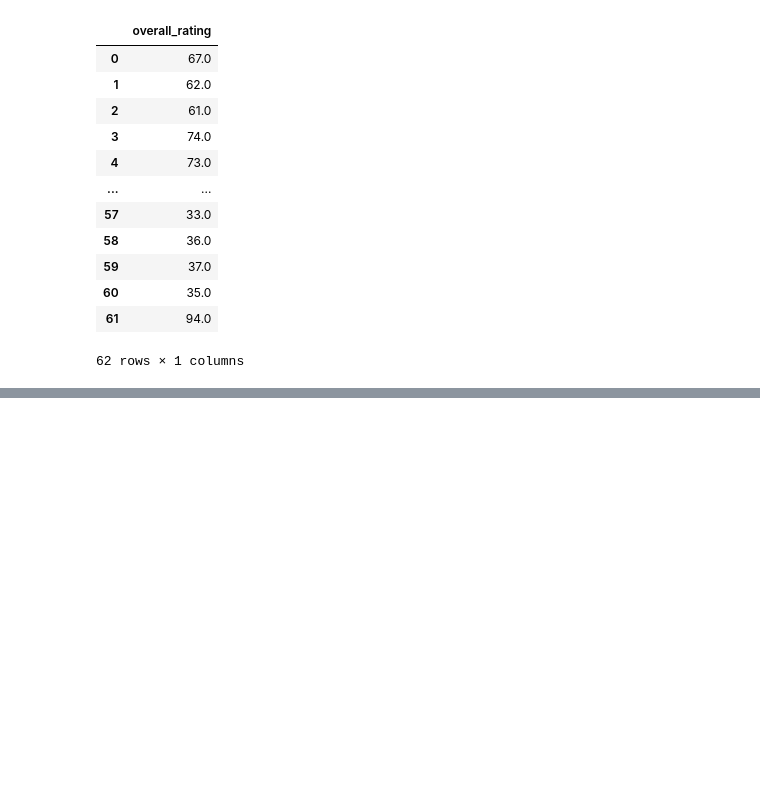
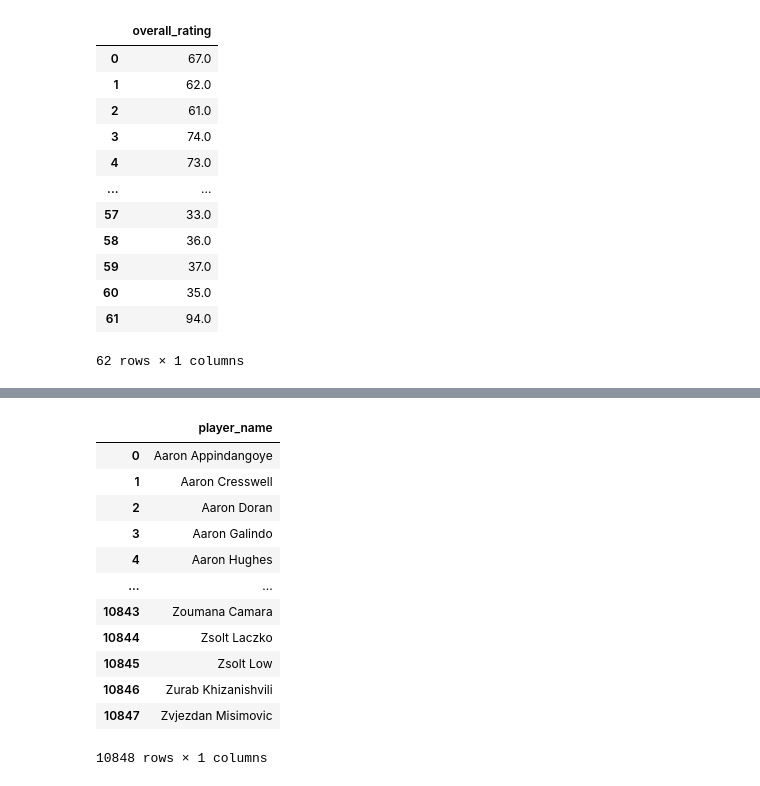
Before and after one commit to Vivianab89/Curso_Talento_Tech, a Jupyter notebook: Taller_SQL_práctico.ipynb, the cells around one changed output, grey strips where cells are left out. Drawn from its saved outputs; the diff is of its cells as text; code cells hidden in the pictures; blank space fills up the shorter version.

```diff
--- a/Taller_SQL_práctico.ipynb
+++ b/Taller_SQL_práctico.ipynb
@@ -206,0 +229,18 @@ overall_rating
+# %%
+query = """SELECT DISTINCT player_name FROM Player;"""
+players_distinct = pd.read_sql(query, conn)
+players_distinct
+# %% [output]
+|  | player_name |
+| 0 | Aaron Appindangoye |
+| 1 | Aaron Cresswell |
+| 2 | Aaron Doran |
+| 3 | Aaron Galindo |
+| 4 | Aaron Hughes |
+| ... | ... |
+| 10843 | Zoumana Camara |
+| 10844 | Zsolt Laczko |
+| 10845 | Zsolt Low |
+| 10846 | Zurab Khizanishvili |
+| 10847 | Zvjezdan Misimovic |
+10848 rows × 1 columns
```
Also changed, not shown: parts of 2 cells of this notebook.
